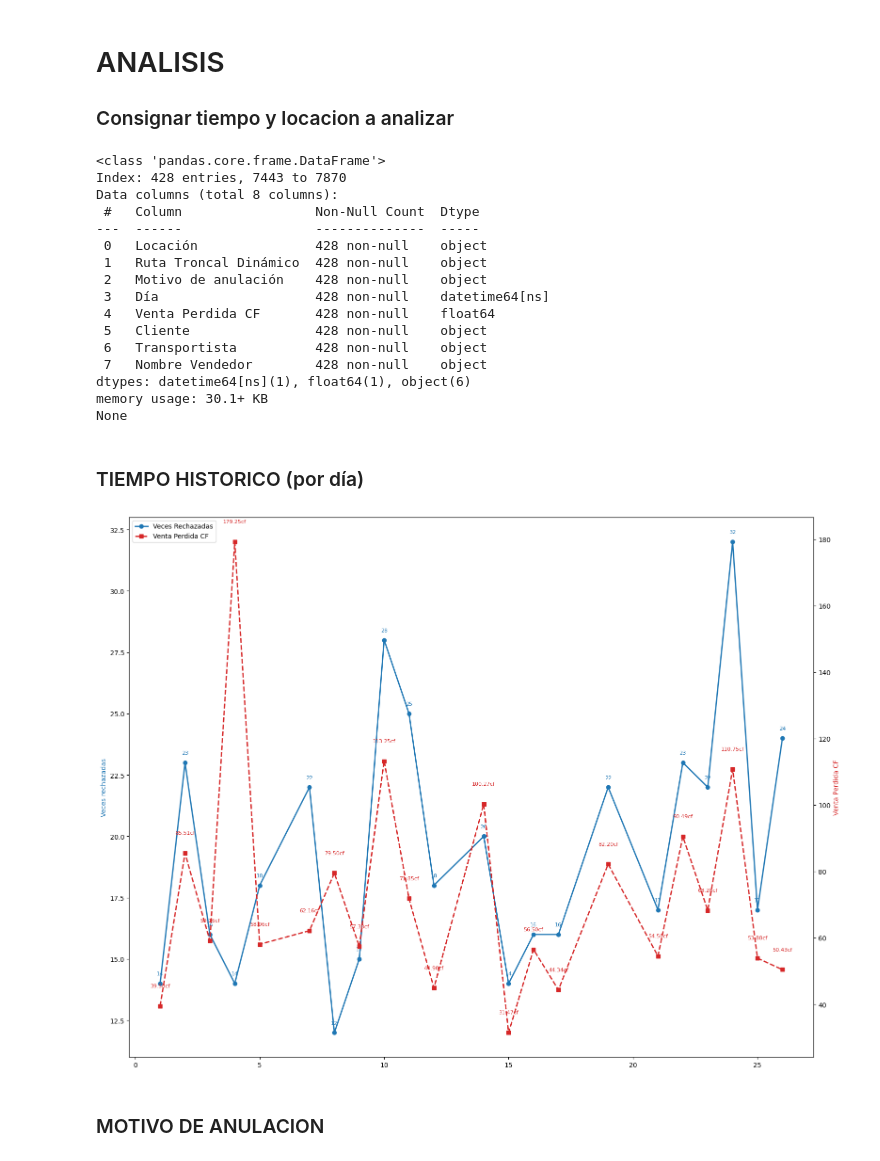
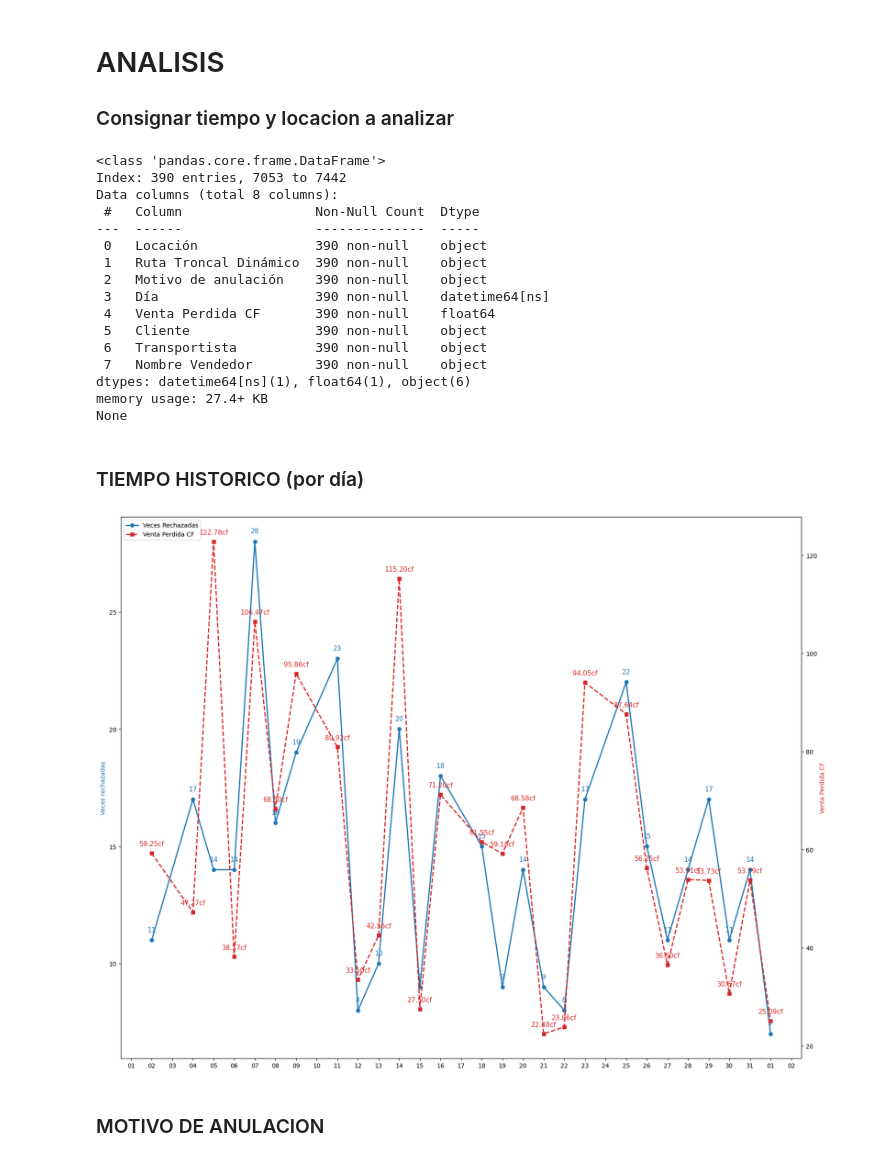
Before and after one commit to GerardoPortocarrero/automatizacion_reporte_rechazos_wssp, a Jupyter notebook: porRUTA.ipynb, the cells around one changed output. Cells and saved outputs as stored; diff of their text form; code cells hidden in the pictures.

```diff
--- a/porRUTA.ipynb
+++ b/porRUTA.ipynb
@@ -8,16 +9,16 @@ from datetime import datetime
 # %%
 # Eliminar "comas" por "espacio en blanco" y "punto y coma" por "coma"
 # Abrir, leer y modificar el contenido del archivo
-# with open("archivo.csv", "r", encoding="utf-8") as f:
-#     contenido = f.read()
+with open("archivo.csv", "r", encoding="utf-8") as f:
+    contenido = f.read()
 
-# # Reemplazos: primero las comas por espacio, luego los puntos y coma por coma
-# contenido = contenido.replace(",", " ")
-# contenido = contenido.replace(";", ",")
+# Reemplazos: primero las comas por espacio, luego los puntos y coma por coma
+contenido = contenido.replace(",", " ")
+contenido = contenido.replace(";", ",")
 
-# # Guardar el contenido modificado en un nuevo archivo (o sobrescribir el original si quieres)
-# with open("rechazos_ruta.csv", "w", encoding="utf-8") as f:
-#     f.write(contenido)
+# Guardar el contenido modificado en un nuevo archivo (o sobrescribir el original si quieres)
+with open("rechazos_ruta.csv", "w", encoding="utf-8") as f:
+    f.write(contenido)
 # %%
 # ATENCION /.\: Puede que no lea el csv si hay comas entre nombres de transportistas, etc (ELIMINAR LAS COMAS PRIMERO)
 ruta = pd.read_csv('rechazos_ruta.csv')
@@ -180,18 +181,18 @@ elif opcion_locaciones == 6:
 print(ruta.info())
 # %% [output]
 <class 'pandas.core.frame.DataFrame'>
-Index: 428 entries, 7443 to 7870
+Index: 390 entries, 7053 to 7442
 Data columns (total 8 columns):
  #   Column                 Non-Null Count  Dtype
 ---  ------                 --------------  -----
- 0   Locación               428 non-null    object
- 1   Ruta Troncal Dinámico  428 non-null    object
- 2   Motivo de anulación    428 non-null    object
- 3   Día                    428 non-null    datetime64[ns]
- 4   Venta Perdida CF       428 non-null    float64
- 5   Cliente                428 non-null    object
- 6   Transportista          428 non-null    object
- 7   Nombre Vendedor        428 non-null    object
+ 0   Locación               390 non-null    object
+ 1   Ruta Troncal Dinámico  390 non-null    object
+ 2   Motivo de anulación    390 non-null    object
+ 3   Día                    390 non-null    datetime64[ns]
+ 4   Venta Perdida CF       390 non-null    float64
+ 5   Cliente                390 non-null    object
+ 6   Transportista          390 non-null    object
+ 7   Nombre Vendedor        390 non-null    object
 dtypes: datetime64[ns](1), float64(1), object(6)
-memory usage: 30.1+ KB
+memory usage: 27.4+ KB
 None
@@ -219,12 +236,19 @@ def vr_vp_mes():
         )
 
         # Dibuja
-        fig, ax1 = plt.subplots(figsize=(16, 12))
+        fig, ax1 = plt.subplots(figsize=(17, 13))
 
         # Eje primario: Veces rechazadas
         ax1.plot(vr_por_mes.index, vr_por_mes.values, marker="o", label="Veces Rechazadas", linewidth=2, color="tab:blue")
         for x, y in zip(vr_por_mes.index, vr_por_mes.values):
-            ax1.text(x, y + 0.4, f"{y}", ha="center", va="bottom", fontsize=8, color="tab:blue")
+            ax1.text(
+                x, y + 0.4,
+                f"{y}",
+                ha="center",
+                va="bottom",
+                fontsize=11,
+                color="tab:blue"
+            )
         ax1.set_ylabel("Veces rechazadas", color="tab:blue")
         ax1.tick_params(axis="x", rotation=45)
 
@@ -236,7 +260,14 @@ def vr_vp_mes():
         ax2 = ax1.twinx()
         ax2.plot(vp_por_mes.index, vp_por_mes.values, marker="s", linestyle="--", label="Venta Perdida CF", color="tab:red", linewidth=2)
         for x, y in zip(vp_por_mes.index, vp_por_mes.values):
-            ax2.text(x, y + vp_por_mes.max() * 0.01, f"{y:.2f}cf", ha="center", va="bottom", fontsize=8, color="tab:red")
+            ax2.text(
+                x, y + vp_por_mes.max() * 0.01,
+                f"{y:.2f}cf",
+                ha="center",
+                va="bottom",
+                fontsize=11,
+                color="tab:red"
+            )
         ax2.set_ylabel("Venta Perdida CF", color="tab:red")
 
         # Leyenda combinada
@@ -255,8 +286,7 @@ def vr_vp_dia():
     try:
         # Tendencia por fecha
         vr_por_fecha = (
-            ruta
-            .groupby("Día")
+            ruta.groupby("Día")
             .size()          # equivalente a value_counts pero mantiene el orden cronológico
             .sort_index()    # ¡clave!: ordena el índice (las fechas)
         )
@@ -264,12 +294,12 @@ def vr_vp_dia():
         # Suma de Venta Perdida por día
         vp_por_fecha = (
             ruta.groupby("Día")["Venta Perdida CF"]
-                .sum()
-                .sort_index()
+            .sum()
+            .sort_index()
         )
 
         # Dibuja
-        fig, ax1 = plt.subplots(figsize=(16, 12))
+        fig, ax1 = plt.subplots(figsize=(17, 13))
 
         # Extraer días del mes para eje X
         dias = vr_por_fecha.index.day
@@ -287,7 +317,7 @@ def vr_vp_dia():
                     f"{y}",
                     ha="center",
                     va="bottom",
-                    fontsize=8,
+                    fontsize=11,
                     color="tab:blue")
 
         # Eje secundario: Venta Perdida
@@ -302,45 +332,47 @@ def vr_vp_dia():
 
         # Etiquetas para Venta Perdida
         for x, y in zip(dias, vp_por_fecha.values):
-            ax2.text(x, y + vp_por_fecha.max()*0.03,   # 3 % por encima
+            ax2.text(x, y + vp_por_fecha.max()*0.01,   # 3 % por encima
                     f"{y:.2f}cf",
                     ha="center",
                     va="bottom",
-                    fontsize=8,
+                    fontsize=11,
                     color="tab:red")
 
         # Formato de los ejes
         # ax1.set_title("Tiempo Histórico de Rechazos y Venta Perdida CF")
         ax1.set_ylabel("Veces rechazadas", color="tab:blue")
+        ax1.xaxis.set_major_locator(mdates.DayLocator())
+        ax1.xaxis.set_major_formatter(mdates.DateFormatter('%d'))  # Solo día del mes
         # ax1.tick_params(axis="x", rotation=45)
         ax2.set_ylabel("Venta Perdida CF", color="tab:red")
 
         # Leyendas y formato
         # Combinar leyendas de ambos ejes
         lines_1, labels_1 = ax1.get_legend_handles_labels()
         lines_2, labels_2 = ax2.get_legend_handles_labels()
         ax1.legend(lines_1 + lines_2, labels_1 + labels_2, loc="upper left")
 
         plt.tight_layout()
         plt.savefig('vr_vp_tiempo.png')
         plt.show()
     except:
         print(f'Cantidad de datos: {len(ruta)}')
         print('No hay datos (Probablemente un domingo o festivo o no hubo rechazos)')
 
 opcion_fecha_string = ""
 if opcion_tiempo == 1:
     opcion_fecha_string = "mes"
     vr_vp_mes_titulo = f'Tiempo Histórico de Rechazos y Venta Perdida (CF) por mes del año {fecha}'
     vr_vp_mes_descripcion = 'Este gráfico muestra las veces rechazadas y ventas perdidas (CF) a travéz del tiempo (por mes).'
     vr_vp_mes()
 if opcion_tiempo == 2:
     opcion_fecha_string = "dia"
     vr_vp_dia_titulo = f'Tiempo Histórico de Rechazos y Venta Perdida (CF) por día del mes {fecha}'
     vr_vp_dia_descripcion = 'Este gráfico muestra las veces rechazadas y ventas perdidas (CF) a travéz del tiempo (por día).'
     vr_vp_dia()
 # %% [output]
-[figure, old version]
+[figure, new version]
 # %% [markdown]
 ### MOTIVO DE ANULACION
 # %%
```
Also changed, not shown: parts of 24 cells of this notebook, 9 other files.
